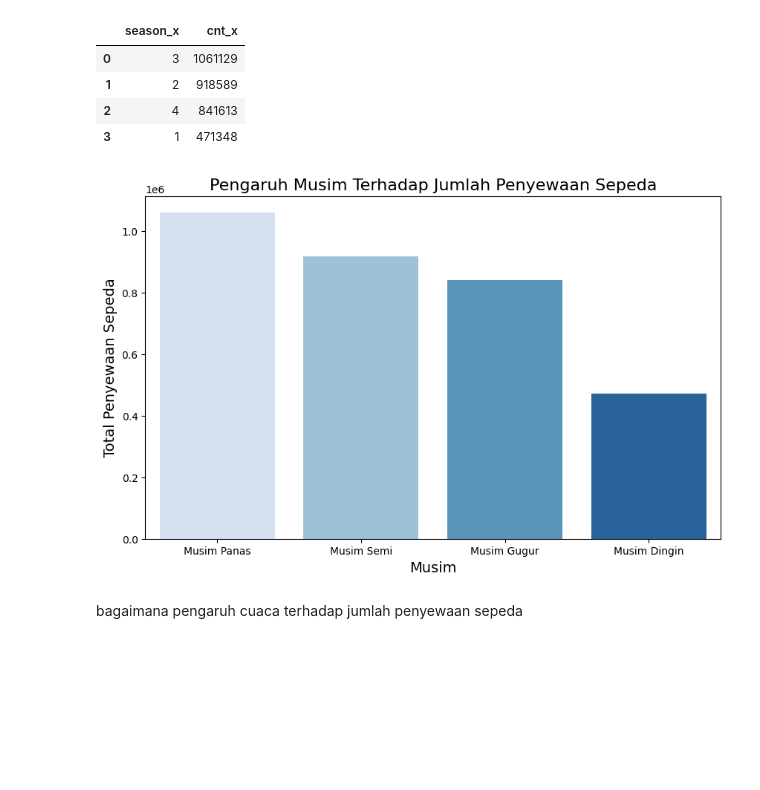
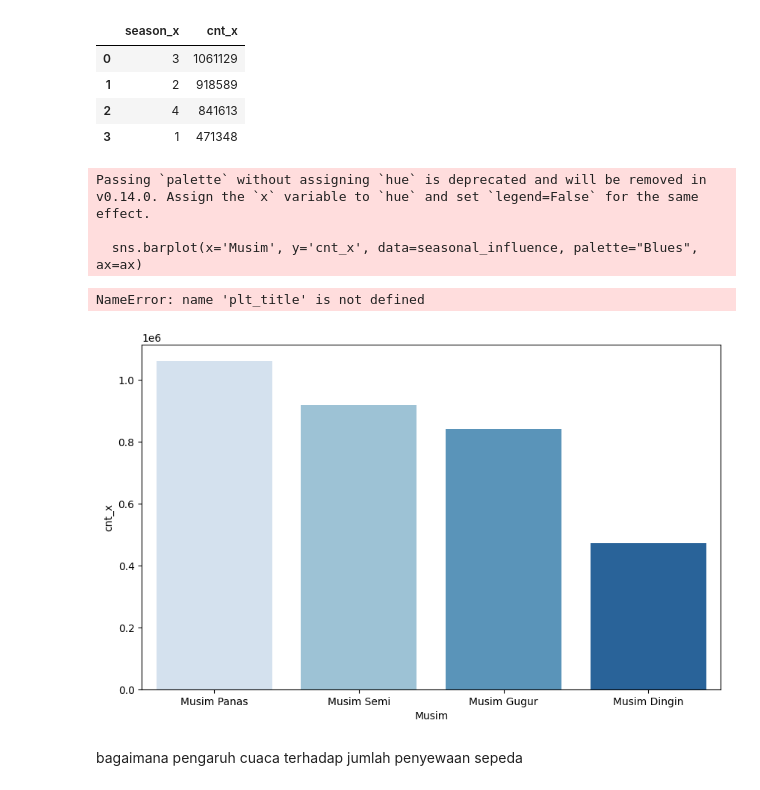
Before and after one commit to rifkurniawan-dev/projek_arif, a Jupyter notebook: Proyek_Analisis_Data_Arif.ipynb, the cells around one changed output. Cells and saved outputs as stored; diff of their text form; code cells hidden in the pictures; blank space fills up the shorter version.

```diff
--- a/Proyek_Analisis_Data_Arif.ipynb
+++ b/Proyek_Analisis_Data_Arif.ipynb
@@ -556,23 +559,21 @@ seasonal_influence.head(10)
 | 2 | 4 | 841613 |
 | 3 | 1 | 471348 |
 # %%
-musim_mapping = {
-    1: 'Musim Dingin',
-    2: 'Musim Semi',
-    3: 'Musim Panas',
-    4: 'Musim Gugur'
-}
+musim_mapping = {1: 'Musim Dingin', 2: 'Musim Semi', 3: 'Musim Panas', 4: 'Musim Gugur'}
 seasonal_influence['Musim'] = seasonal_influence['season_x'].map(musim_mapping)
 
-plt.figure(figsize=(10, 6))
-sns.barplot(x='Musim', y='cnt_x', data=seasonal_influence, hue='Musim', dodge=False, palette="Blues")
-plt.title('Pengaruh Musim Terhadap Jumlah Penyewaan Sepeda', fontsize=16)
-plt.xlabel('Musim', fontsize=14)
-plt.ylabel('Total Penyewaan Sepeda', fontsize=14)
-plt.legend([], [], frameon=False)
+fig, ax = plt.subplots(figsize=(10, 6))
+sns.barplot(x='Musim', y='cnt_x', data=seasonal_influence, palette="Blues", ax=ax)
+plt_title('Pengaruh Musim Terhadap Jumlah Penyewaan Sepeda', fontsize=16)
+plt_xlabel('Musim', fontsize=14)
+plt_ylabel('Total Penyewaan Sepeda', fontsize=14)
 plt.show()
 # %% [output]
+Passing `palette` without assigning `hue` is deprecated and will be removed in v0.14.0. Assign the `x` variable to `hue` and set `legend=False` for the same effect.
+
+  sns.barplot(x='Musim', y='cnt_x', data=seasonal_influence, palette="Blues", ax=ax)
+NameError: name 'plt_title' is not defined
-[figure, old version]
+[figure, new version]
 # %% [markdown]
 bagaimana pengaruh cuaca terhadap jumlah penyewaan sepeda
 # %%
```
Also changed, not shown: parts of 6 cells of this notebook.
